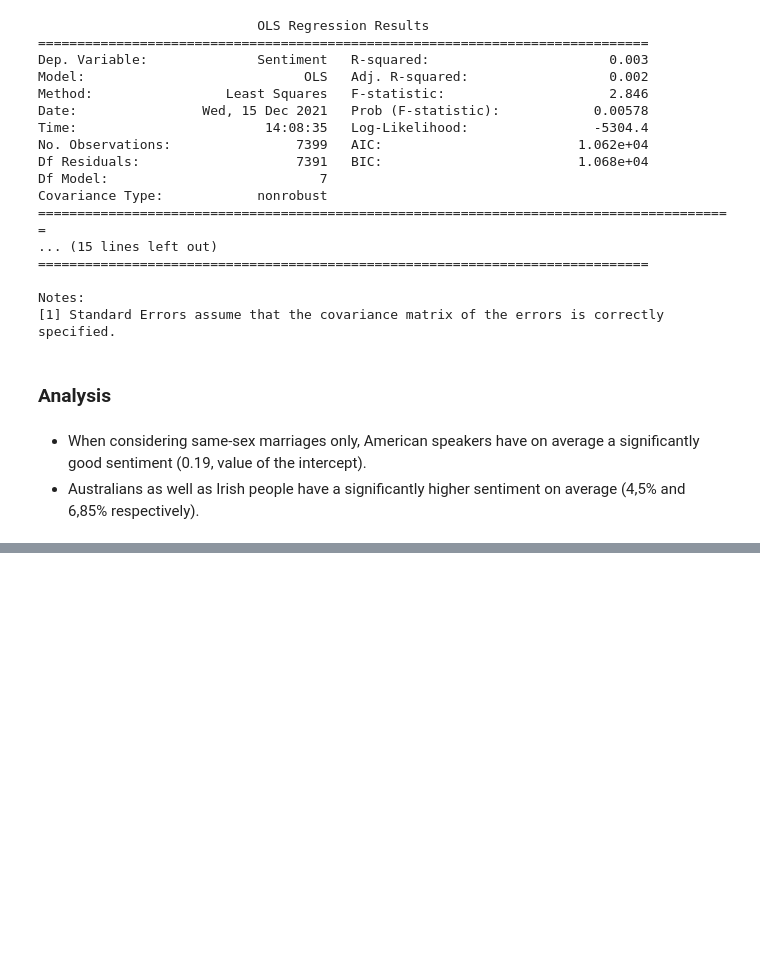
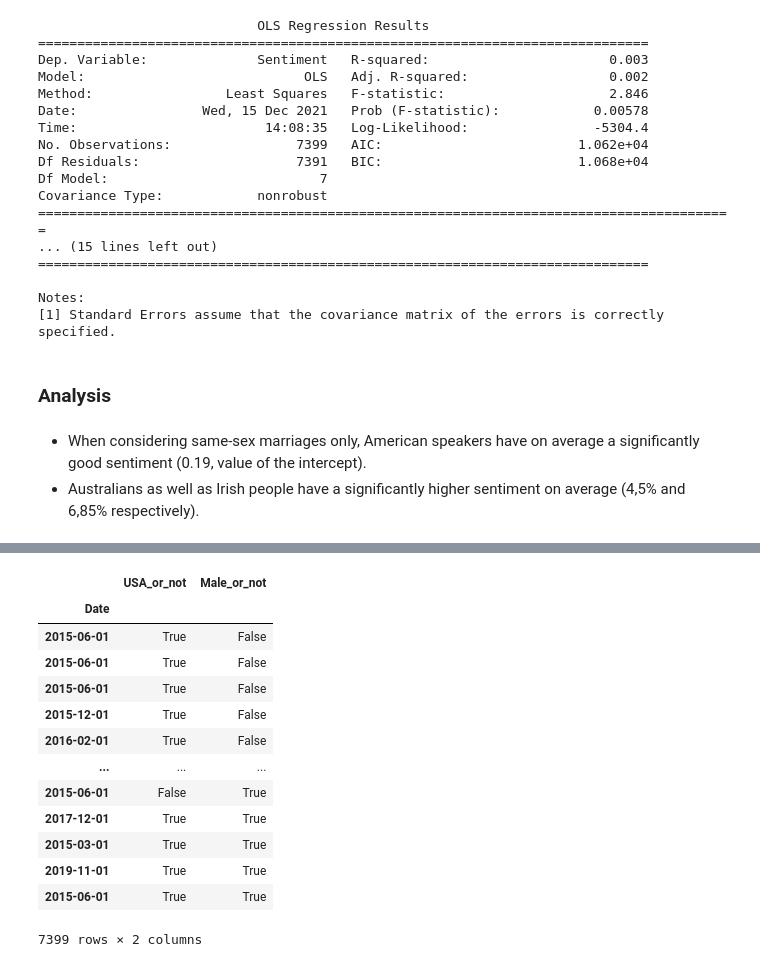
Before and after one commit to epfl-ada/ada-2021-project-fadalbazooka, a Jupyter notebook: research_question_2_all_data.ipynb, the cells around one changed output, grey strips where cells are left out. Cells and saved outputs as stored; diff of their text form; code cells hidden in the pictures; blank space fills up the shorter version.

```diff
--- a/research_question_2_all_data.ipynb
+++ b/research_question_2_all_data.ipynb
@@ -176,3 +176,8 @@ Notes:
 # %% [markdown]
 - When considering same-sex marriages only, American speakers have on average a significantly good sentiment (0.19, value of the intercept).
 - Australians as well as Irish people have a significantly higher sentiment on average (4,5% and 6,85% respectively).
+# %%
+reg_sex_marriage = pd.read_pickle("same-sex-marriage-focus.pkl")
+list_countries = ['United States of America', 'United Kingdom', 'Australia','Canada','India','Ireland']
+reg_sex_marriage = reg_sex_marriage[reg_sex_marriage.nationality.isin(list_countries)]
+reg_sex_marriage
@@ -178,0 +199,19 @@ Notes:
+# %%
+new_df = {"USA_or_not":reg_sex_marriage['nationality'] == 'United States of America', "Male_or_not" : reg_sex_marriage['gender'] == 'male'}
+new_df = pd.DataFrame(new_df)
+new_df
+# %% [output]
+|  | USA_or_not | Male_or_not |
+| Date |  |  |
+| 2015-06-01 | True | False |
+| 2015-06-01 | True | False |
+| 2015-06-01 | True | False |
+| 2015-12-01 | True | False |
+| 2016-02-01 | True | False |
+| ... | ... | ... |
+| 2015-06-01 | False | True |
+| 2017-12-01 | True | True |
+| 2015-03-01 | True | True |
+| 2019-11-01 | True | True |
+| 2015-06-01 | True | True |
+7399 rows × 2 columns
```
Also changed, not shown: parts of 3 cells of this notebook.
